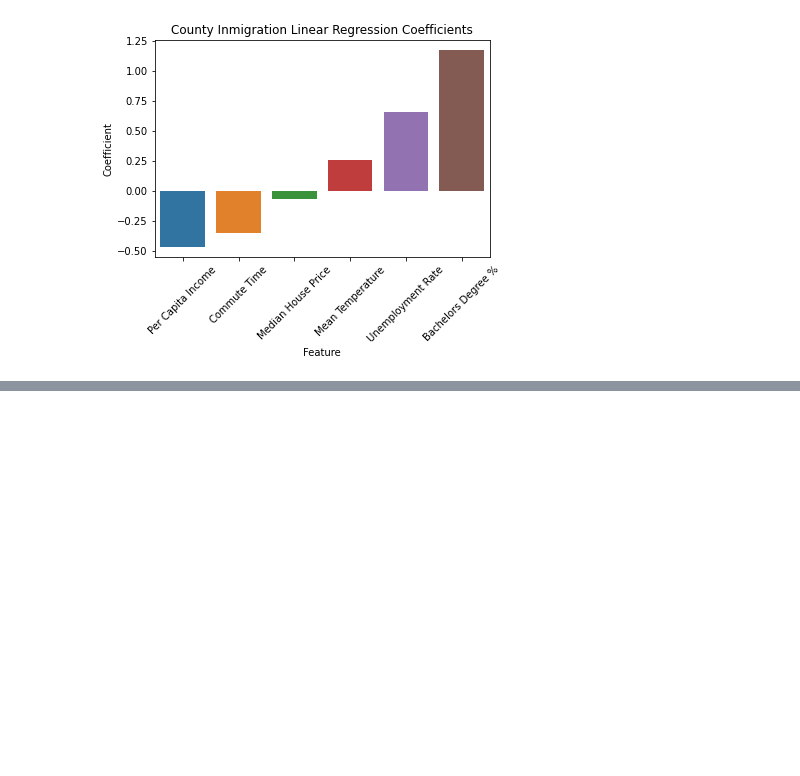
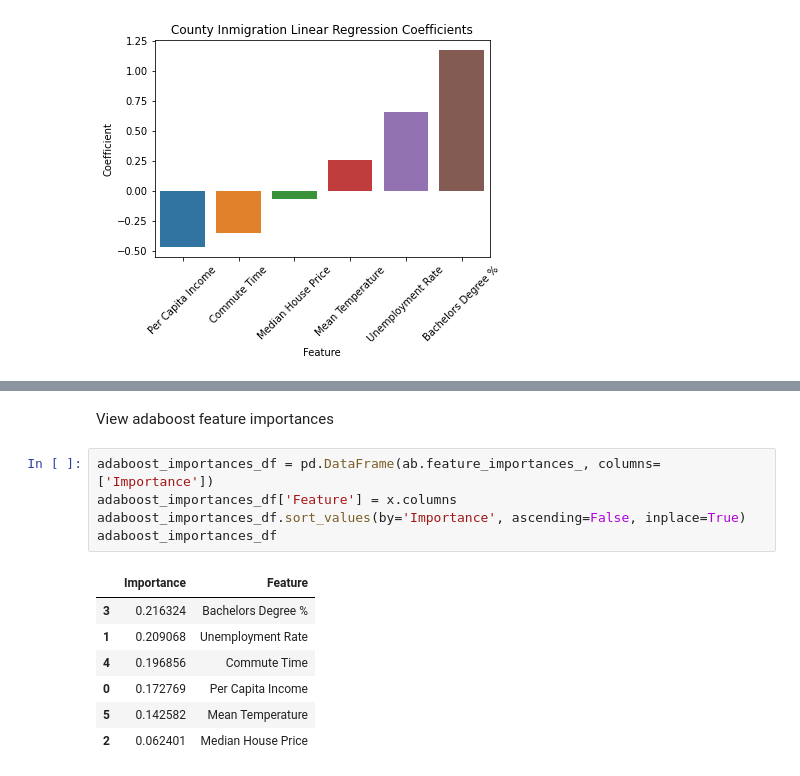
Before and after one commit to blantj/county_inmigration_regression, a Jupyter notebook: Modeling.ipynb, the cells around one changed output, grey strips where cells are left out. Drawn from its saved outputs; the diff is of its cells as text; blank space fills up the shorter version.

```diff
--- a/Modeling.ipynb
+++ b/Modeling.ipynb
@@ -586,0 +667,15 @@ ax.set_xticklabels(coef_df['Feature'], rotation=45)
+# %% [markdown]
+View adaboost feature importances
+# %%
+adaboost_importances_df = pd.DataFrame(ab.feature_importances_, columns=['Importance'])
+adaboost_importances_df['Feature'] = x.columns
+adaboost_importances_df.sort_values(by='Importance', ascending=False, inplace=True)
+adaboost_importances_df
+# %% [output]
+|  | Importance | Feature |
+| 3 | 0.216324 | Bachelors Degree % |
+| 1 | 0.209068 | Unemployment Rate |
+| 4 | 0.196856 | Commute Time |
+| 0 | 0.172769 | Per Capita Income |
+| 5 | 0.142582 | Mean Temperature |
+| 2 | 0.062401 | Median House Price |
```
Also changed, not shown: parts of 12 cells of this notebook.
